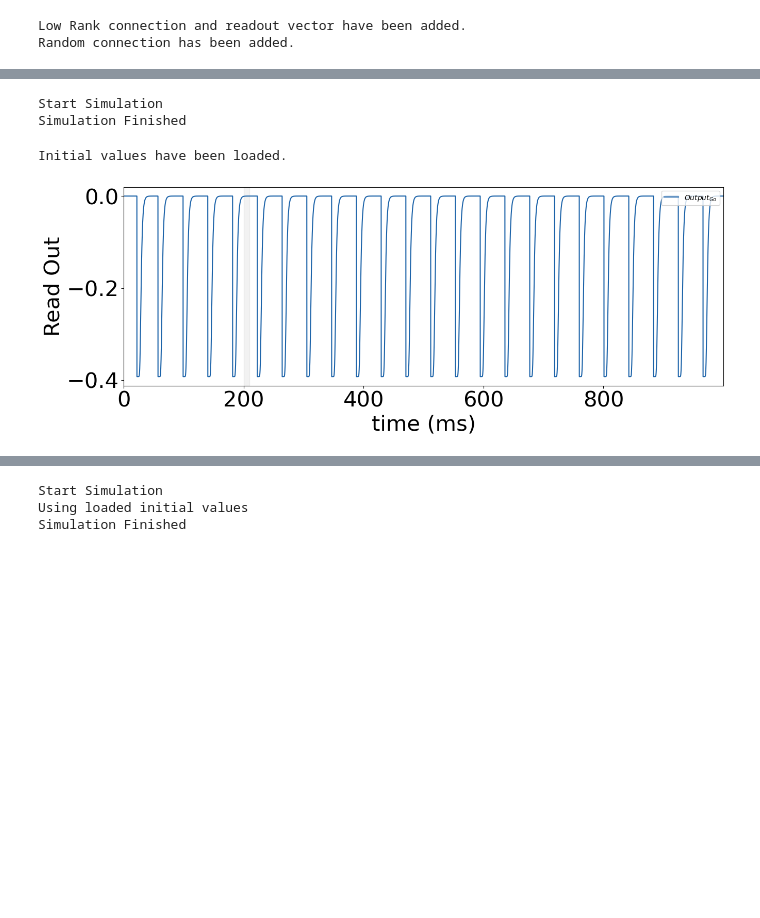
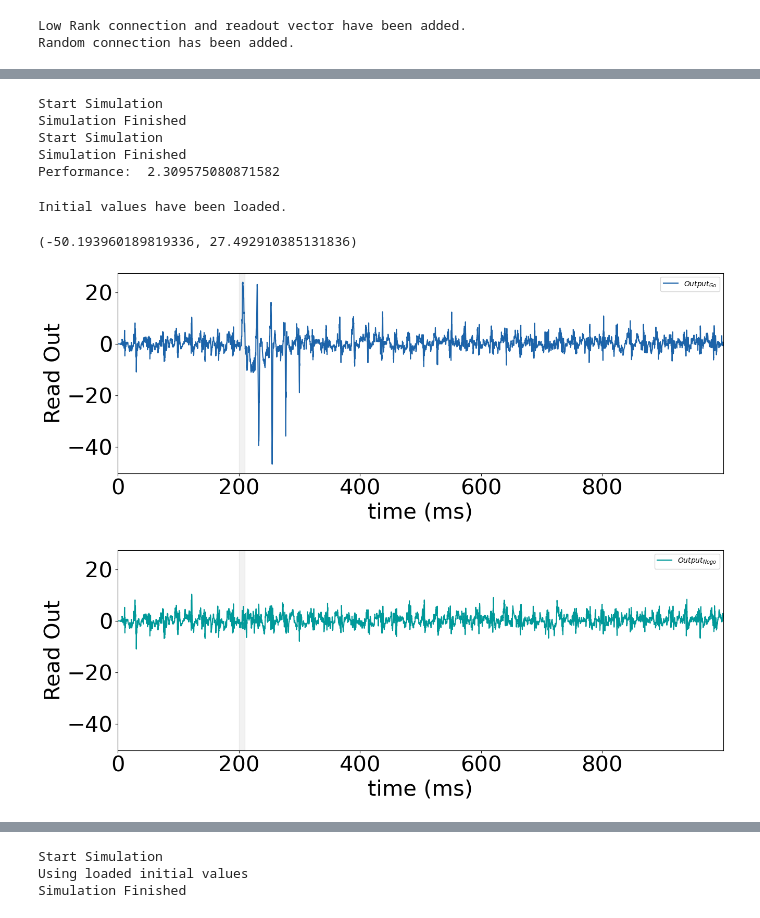
Before and after one commit to LiBinUtokyo/LowRank_ModifiedTheta_SNN, a Jupyter notebook: PYTHON/main_pytorch_lowrank_exc.ipynb, the cells around one changed output, grey strips where cells are left out. Drawn from its saved outputs; the diff is of its cells as text; code cells hidden in the pictures; blank space fills up the shorter version.

```diff
--- a/PYTHON/main_pytorch_lowrank_exc.ipynb
+++ b/PYTHON/main_pytorch_lowrank_exc.ipynb
@@ -151,9 +151,9 @@ def Generate_RandomMatrix_assign(N_E, N_I, P_EE, P_EI, P_IE, P_II, W_rank1, sigm
 
 
 # make it all average and delete the low rank connection
-conn_rand = Generate_RandomMatrix_average(N_E, N_I, P_EE, P_EI, P_IE, P_II, W_rank1, sigma = si_rand)
+# conn_rand = Generate_RandomMatrix_average(N_E, N_I, P_EE, P_EI, P_IE, P_II, W_rank1, sigma = si_rand)
 # conn_rand = Generate_RandomMatrix_assign(N_E, N_I, P_EE, P_EI, P_IE, P_II, W_rank1, sigma = si_rand)
-W_rank1 = torch.zeros_like(W_rank1)
+# W_rank1 = torch.zeros_like(W_rank1)
 
 
 # W_rank1 = torch.abs(W_rank1)
@@ -224,11 +226,6 @@ bias = torch.zeros_like(Input_go)
 bias[:N_E,:] = (eta_E+delta_E*torch.tan(torch.tensor(np.pi*(np.arange(1,N_E+1)/(N_E+1)-1/2)))).unsqueeze(1)
 bias[N_E:,:] = (eta_I+delta_I*torch.tan(torch.tensor(np.pi*(np.arange(1,N_I+1)/(N_I+1)-1/2)))).unsqueeze(1)
 
-
-
-# Input_go += bias
-# Input_nogo += bias
-
 #将模型及相应属性移动到GPU
 device = torch.device('cuda:0')
 LRSNN = LRSNN.to(device)
@@ -238,16 +235,19 @@ bias = bias.to(device)
 
 # Start Simulation
 Out_go, V_go, g_go, I_syn_go, spk_step_go, spk_ind_go, spk_go, phase_go = LRSNN(dt,IS*Input_go+bias)
-# Out_nogo, V_nogo, g_nogo, I_syn_nogo, spk_step_nogo, spk_ind_nogo, spk_nogo, phase_nogo = LRSNN(dt,IS*Input_nogo+bias)
+Out_nogo, V_nogo, g_nogo, I_syn_nogo, spk_step_nogo, spk_ind_nogo, spk_nogo, phase_nogo = LRSNN(dt,IS*Input_nogo+bias)
 
 
 g_go_EE = g_go[1]
-# g_nogo_EE = g_nogo[1]
+g_nogo_EE = g_nogo[1]
 
-# prop = torch.max(Out_go)/torch.max(Out_nogo)
-# print('Performance: ', prop.item())
+prop = torch.max(Out_go)/torch.max(Out_nogo)
+print('Performance: ', prop.item())
 # %% [output]
 Start Simulation
 Simulation Finished
+Start Simulation
+Simulation Finished
+Performance:  2.309575080871582
 # %%
 # load the predefined values into the model
@@ -278,22 +275,22 @@ Initial values have been loaded.
 # %%
 # 处理绘图用的数据以使其能够在cpu上运行
 Out_go = Out_go.cpu().numpy()
-# Out_nogo = Out_nogo.cpu().numpy()
+Out_nogo = Out_nogo.cpu().numpy()
 Input_go = Input_go.cpu().numpy()
 Input_nogo = Input_nogo.cpu().numpy()
 g_go = [g.cpu().numpy() for g in g_go]
-# g_nogo = [g.cpu().numpy() for g in g_nogo]
+g_nogo = [g.cpu().numpy() for g in g_nogo]
 g_go_EE = g_go[1]
-# g_nogo_EE = g_nogo[1]
+g_nogo_EE = g_nogo[1]
 V_go = V_go.cpu().numpy()
-# V_nogo = V_nogo.cpu().numpy()
+V_nogo = V_nogo.cpu().numpy()
 I_syn_go = [I.cpu().numpy() for I in I_syn_go]
-# I_syn_nogo = [I.cpu().numpy() for I in I_syn_nogo]
+I_syn_nogo = [I.cpu().numpy() for I in I_syn_nogo]
 I_syn_go_EE = I_syn_go[1]
-# I_syn_nogo_EE = I_syn_nogo[1]
+I_syn_nogo_EE = I_syn_nogo[1]
 
-# spk_go = spk_go.cpu().numpy()
-# spk_nogo = spk_nogo.cpu().numpy()
+spk_go = spk_go.cpu().numpy()
+spk_nogo = spk_nogo.cpu().numpy()
 m = m.cpu().numpy()
 n = n.cpu().numpy()
 Sti_go = Sti_go.cpu().numpy()
@@ -301,10 +298,12 @@ Sti_nogo = Sti_nogo.cpu().numpy()
 # %%
 # Draw Output
 fig, ax = plt.subplots(figsize=(15,5))
 ylim = Draw_Output(ax,Out_go,'Output_{Go}',dt,Input_go,color_data = color_Go)
-# fig, ax = plt.subplots(figsize=(15,5))
-# Draw_Output(ax,Out_nogo,'Output_{Nogo}',dt,Input_nogo,color_data=color_Nogo,ylim=ylim)
+fig, ax = plt.subplots(figsize=(15,5))
+Draw_Output(ax,Out_nogo,'Output_{Nogo}',dt,Input_nogo,color_data=color_Nogo,ylim=ylim)
 # %% [output]
+(-50.193960189819336, 27.492910385131836)
-[figure, old version]
+[figure, new version]
+[figure, added]
 # %%
 go_signal = Out_go.copy().squeeze()
```
Also changed, not shown: parts of 10 cells of this notebook, 1 other file.
